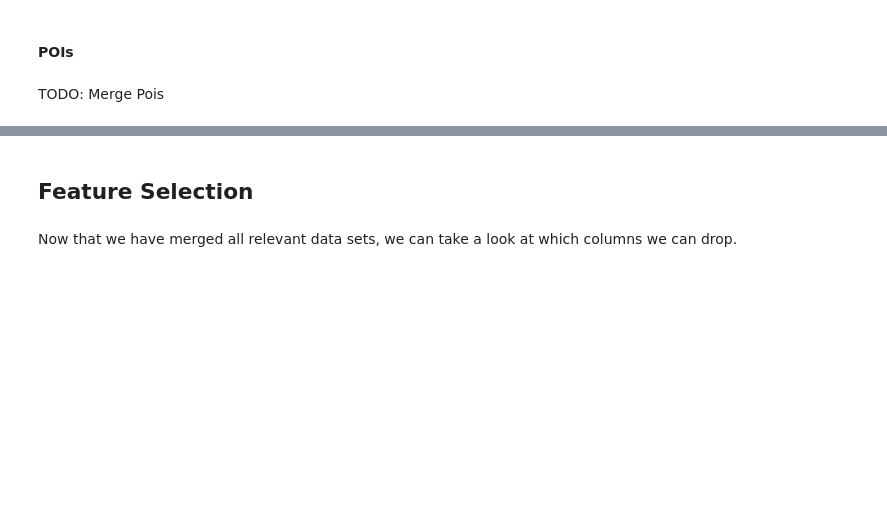
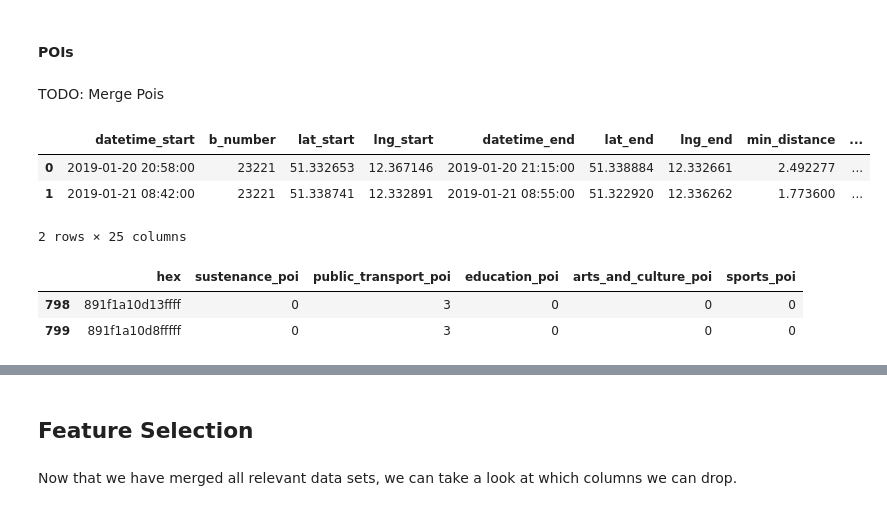
Before and after one commit to mogottsch/aaa-2022-magma, a Jupyter notebook: 03_cluster_analysis/clustering.ipynb, the cells around one changed output, grey strips where cells are left out. Cells and saved outputs as stored; diff of their text form; code cells hidden in the pictures; blank space fills up the shorter version.

```diff
--- a/03_cluster_analysis/clustering.ipynb
+++ b/03_cluster_analysis/clustering.ipynb
@@ -93,3 +119,23 @@ trips.head(2)
 #### POIs
 # %% [markdown]
 TODO: Merge Pois
+# %%
+#get hexagon ids from trip locations
+trips["hexagon_id_start"] = trips.apply(lambda loc: h3.geo_to_h3(lat=loc["lat_start"], lng=loc["lng_start"], resolution=9), axis=1)
+trips["hexagon_id_end"] = trips.apply(lambda loc: h3.geo_to_h3(lat=loc["lat_end"], lng=loc["lng_end"], resolution=9), axis=1)
+trips.head(2)
+# %% [output]
+|  | datetime_start | b_number | lat_start | lng_start | datetime_end | lat_end | lng_end | min_distance | ... |
+| 0 | 2019-01-20 20:58:00 | 23221 | 51.332653 | 12.367146 | 2019-01-20 21:15:00 | 51.338884 | 12.332661 | 2.492277 | ... |
+| 1 | 2019-01-21 08:42:00 | 23221 | 51.338741 | 12.332891 | 2019-01-21 08:55:00 | 51.322920 | 12.336262 | 1.773600 | ... |
+2 rows × 25 columns
+# %%
+#read in poi data
+hexagon_pois = pd.read_parquet(HEXAGON_WITH_POIS_PATH)
+hexagon_pois = hexagon_pois[hexagon_pois["h3_res"]==9]
+hexagon_pois.drop(columns=["h3_res", "hex_and_neighbors"], inplace=True)
+hexagon_pois.head(2)
+# %% [output]
+|  | hex | sustenance_poi | public_transport_poi | education_poi | arts_and_culture_poi | sports_poi |
+| 798 | 891f1a10d13ffff | 0 | 3 | 0 | 0 | 0 |
+| 799 | 891f1a10d8fffff | 0 | 3 | 0 | 0 | 0 |
```
Also changed, not shown: parts of 20 cells of this notebook.
